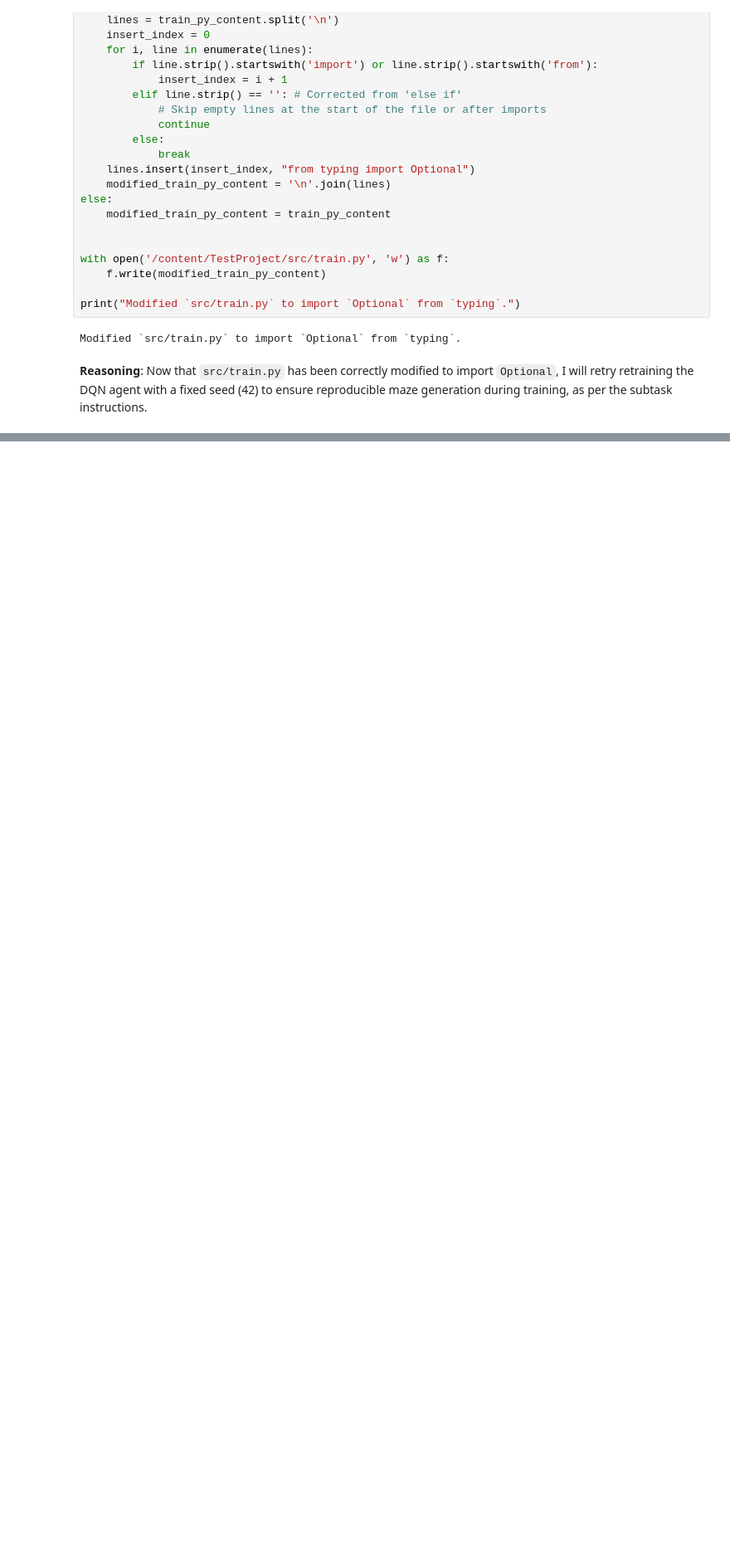
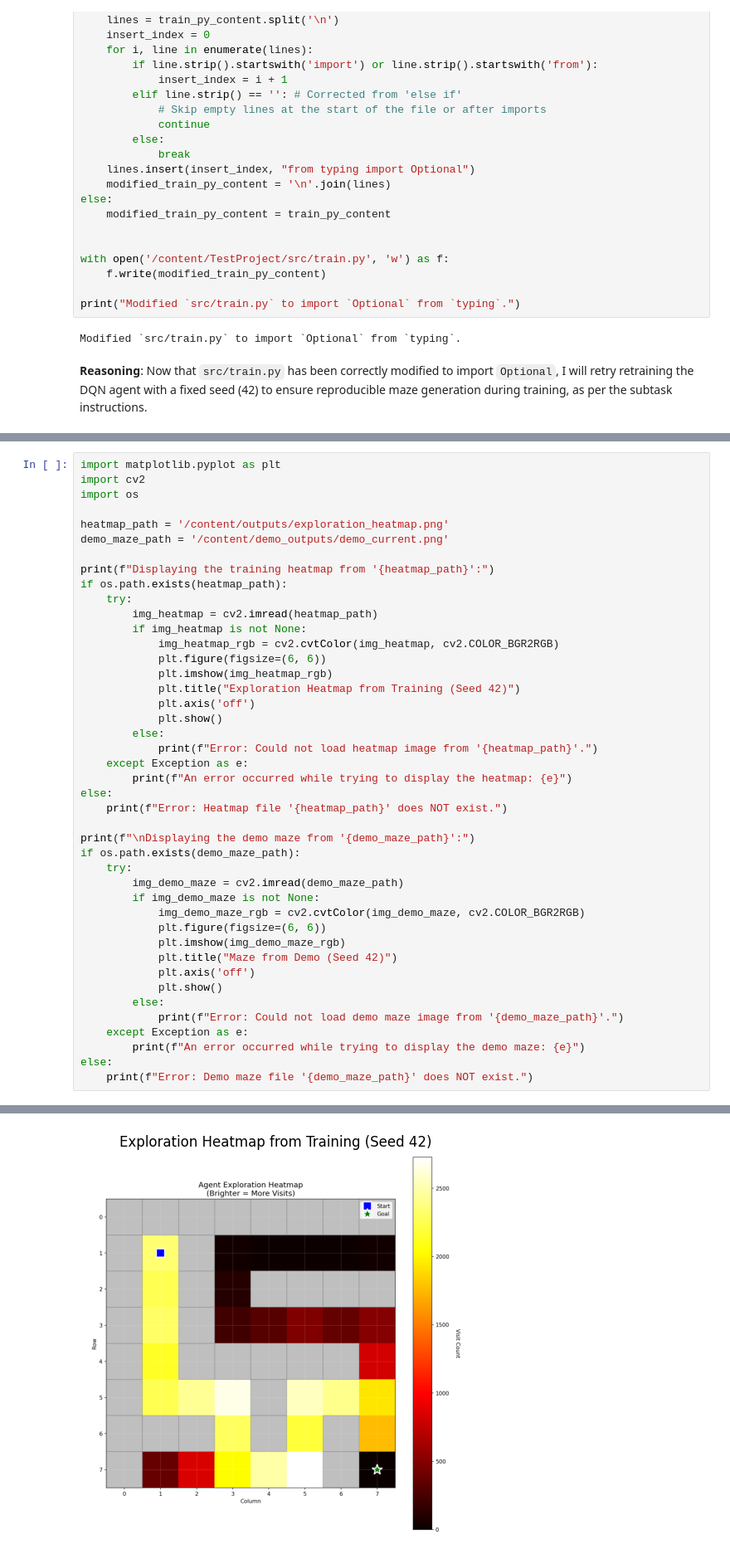
Before and after one commit to ranjitjc/TestProject, a Jupyter notebook: colab/test.ipynb, the cells around one changed output, grey strips where cells are left out. Shown at 83% size. Drawn from its saved outputs; the diff is of its cells as text; blank space fills up the shorter version.

```diff
--- a/colab/test.ipynb
+++ b/colab/test.ipynb
@@ -2179,0 +2822,44 @@ Starting agent training with seed 42...
+# %%
+import matplotlib.pyplot as plt
+import cv2
+import os
+
+heatmap_path = '/content/outputs/exploration_heatmap.png'
+demo_maze_path = '/content/demo_outputs/demo_current.png'
+
+print(f"Displaying the training heatmap from '{heatmap_path}':")
+if os.path.exists(heatmap_path):
+    try:
+        img_heatmap = cv2.imread(heatmap_path)
+        if img_heatmap is not None:
+            img_heatmap_rgb = cv2.cvtColor(img_heatmap, cv2.COLOR_BGR2RGB)
+            plt.figure(figsize=(6, 6))
+            plt.imshow(img_heatmap_rgb)
+            plt.title("Exploration Heatmap from Training (Seed 42)")
+            plt.axis('off')
+            plt.show()
+        else:
+            print(f"Error: Could not load heatmap image from '{heatmap_path}'.")
+    except Exception as e:
+        print(f"An error occurred while trying to display the heatmap: {e}")
+else:
+    print(f"Error: Heatmap file '{heatmap_path}' does NOT exist.")
+
+print(f"\nDisplaying the demo maze from '{demo_maze_path}':")
+if os.path.exists(demo_maze_path):
+    try:
+        img_demo_maze = cv2.imread(demo_maze_path)
+        if img_demo_maze is not None:
+            img_demo_maze_rgb = cv2.cvtColor(img_demo_maze, cv2.COLOR_BGR2RGB)
+            plt.figure(figsize=(6, 6))
+            plt.imshow(img_demo_maze_rgb)
+            plt.title("Maze from Demo (Seed 42)")
+            plt.axis('off')
+            plt.show()
+        else:
+            print(f"Error: Could not load demo maze image from '{demo_maze_path}'.")
+    except Exception as e:
+        print(f"An error occurred while trying to display the demo maze: {e}")
+else:
+    print(f"Error: Demo maze file '{demo_maze_path}' does NOT exist.")
+# %% [output]
@@ -2179,0 +2867 @@ Starting agent training with seed 42...
+[figure, added]
```
Also changed, not shown: parts of 87 cells of this notebook.
